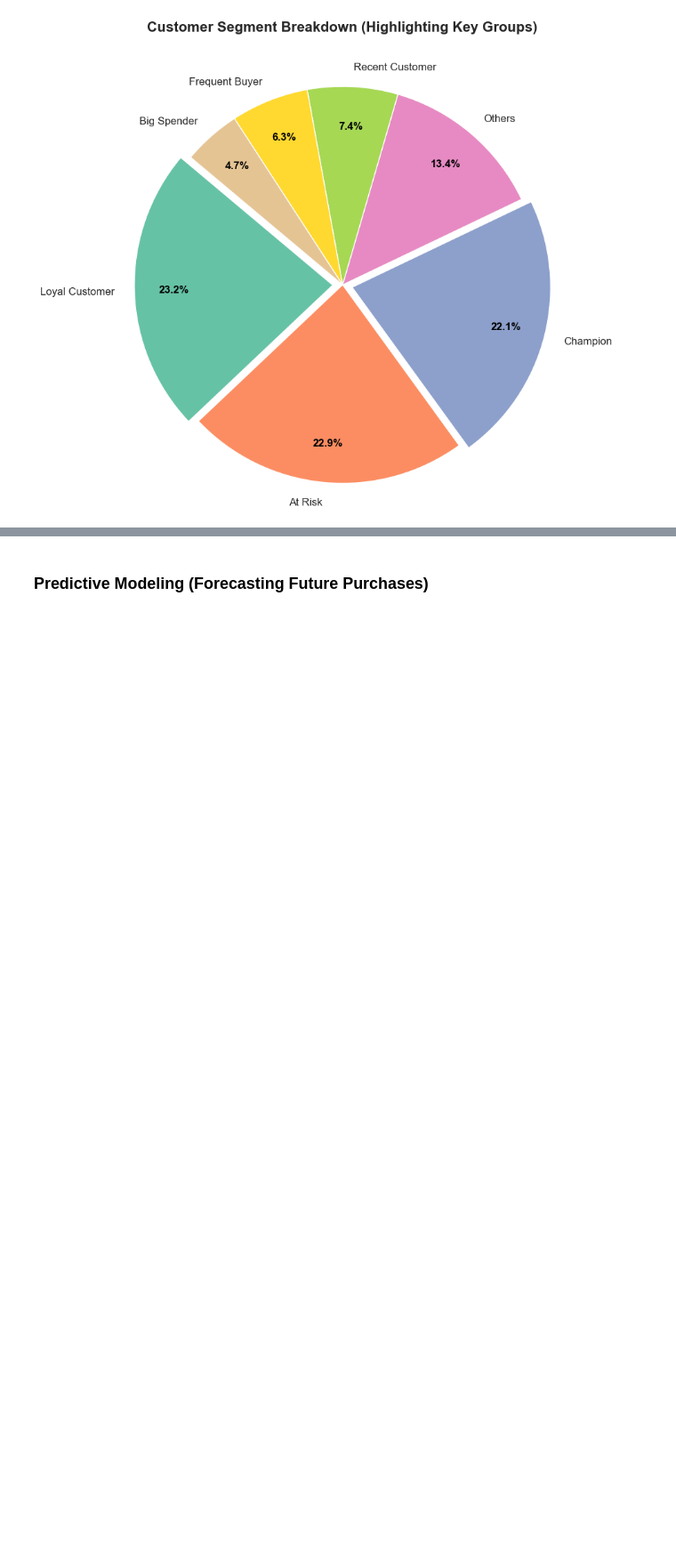
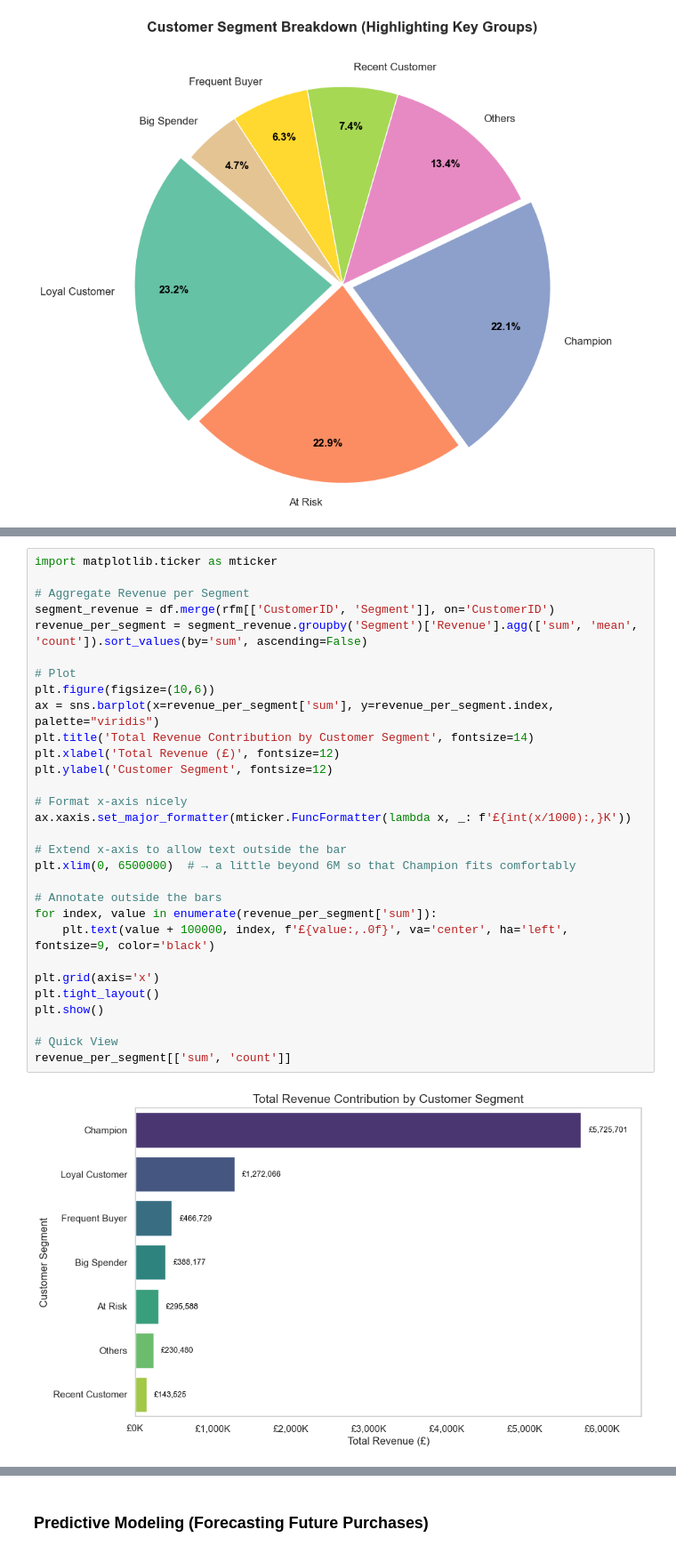
Before and after one commit to AI-Generative-IoT/DataMining-CustomerSegmentation-Project, a Jupyter notebook: Customer Segmentation.ipynb, the cells around one changed output, grey strips where cells are left out. Shown at 89% size. Saved outputs shown, nothing was run; the diff lists cells and outputs as text; blank space fills up the shorter version.

```diff
--- a/Customer Segmentation.ipynb
+++ b/Customer Segmentation.ipynb
@@ -1288,0 +1300,32 @@ Name: count, dtype: int64
+# %%
+import matplotlib.ticker as mticker
+
+# Aggregate Revenue per Segment
+segment_revenue = df.merge(rfm[['CustomerID', 'Segment']], on='CustomerID')
+revenue_per_segment = segment_revenue.groupby('Segment')['Revenue'].agg(['sum', 'mean', 'count']).sort_values(by='sum', ascending=False)
+
+# Plot
+plt.figure(figsize=(10,6))
+ax = sns.barplot(x=revenue_per_segment['sum'], y=revenue_per_segment.index, palette="viridis")
+plt.title('Total Revenue Contribution by Customer Segment', fontsize=14)
+plt.xlabel('Total Revenue (£)', fontsize=12)
+plt.ylabel('Customer Segment', fontsize=12)
+
+# Format x-axis nicely
+ax.xaxis.set_major_formatter(mticker.FuncFormatter(lambda x, _: f'£{int(x/1000):,}K'))
+
+# Extend x-axis to allow text outside the bar
+plt.xlim(0, 6500000)  # → a little beyond 6M so that Champion fits comfortably
+
+# Annotate outside the bars
+for index, value in enumerate(revenue_per_segment['sum']):
+    plt.text(value + 100000, index, f'£{value:,.0f}', va='center', ha='left', fontsize=9, color='black')
+
+plt.grid(axis='x')
+plt.tight_layout()
+plt.show()
+
+# Quick View
+revenue_per_segment[['sum', 'count']]
+# %% [output]
+[figure, added]
```
Also changed, not shown: parts of 7 cells of this notebook.
